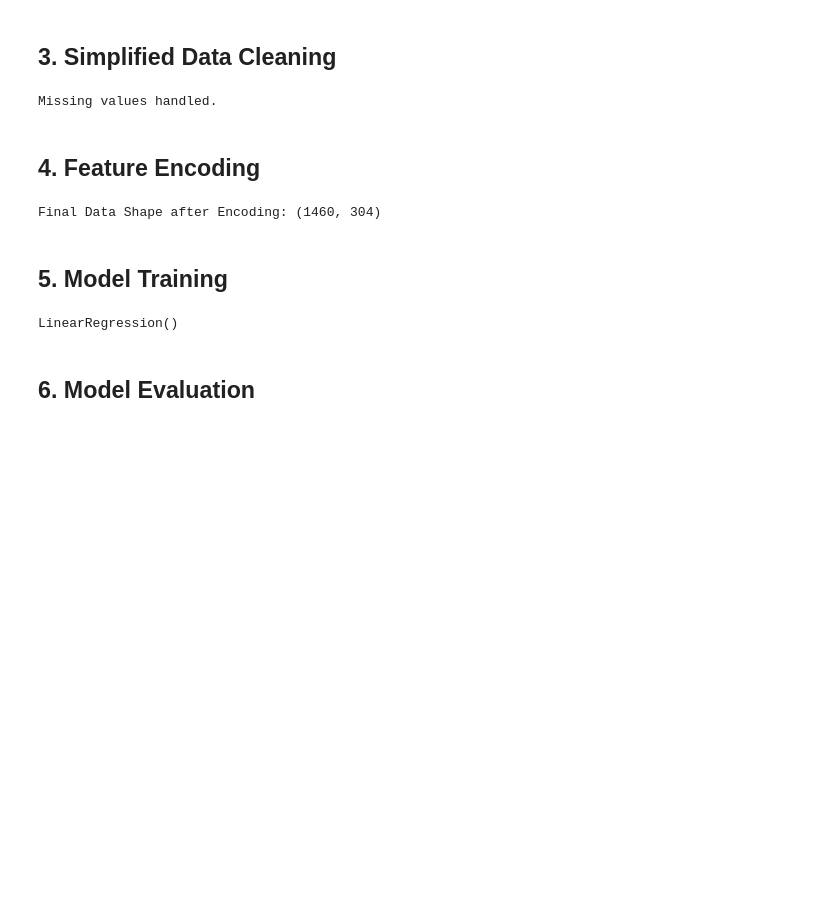
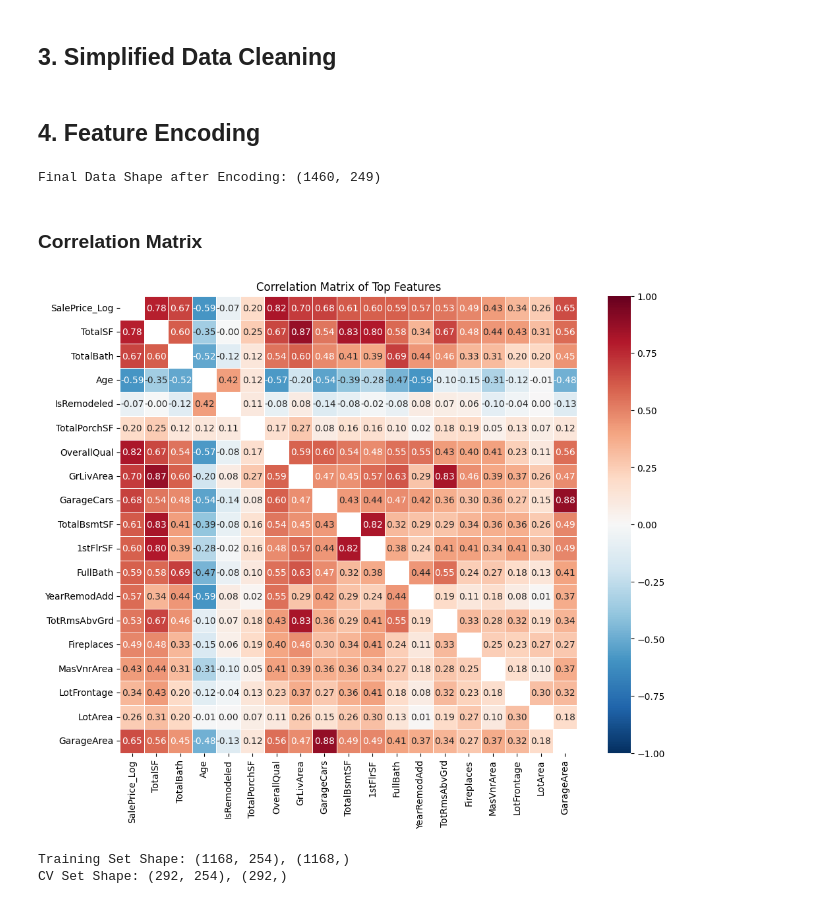
Before and after one commit to pxn-ai/House-Price-Prediction-Regression-, a Jupyter notebook: Predict_House_Prices.ipynb, the cells around one changed output. Saved outputs shown, nothing was run; the diff lists cells and outputs as text; code cells hidden in the pictures; blank space fills up the shorter version.

Commit message:
Changes to be committed: 	modified:   Predict_House_Prices.ipynb

```diff
--- a/Predict_House_Prices.ipynb
+++ b/Predict_House_Prices.ipynb
@@ -63,6 +69,12 @@ train_df.head()
 # %% [markdown]
 ## 3. Simplified Data Cleaning
 # %%
+# Drop columns with more than 80% missing values
+train_df = train_df.drop(columns=['Alley', 'PoolQC', 'Fence', 'MiscFeature'])
+
+# Drop rows where 'SalePrice' is missing
+train_df = train_df.dropna(subset=['SalePrice'])
+
 # Separate numerical and categorical columns
 num_cols = train_df.select_dtypes(include=['int64', 'float64']).columns
 cat_cols = train_df.select_dtypes(include=['object']).columns
@@ -72,33 +84,77 @@ train_df[num_cols] = train_df[num_cols].fillna(train_df[num_cols].median())
 
 # Fill missing categorical values with "None"
 train_df[cat_cols] = train_df[cat_cols].fillna('None')
-
-print("Missing values handled.")
-# %% [output]
-Missing values handled.
 # %% [markdown]
 ## 4. Feature Encoding
 # %%
+quality_map = {'Ex': 5, 'Gd': 4, 'TA': 3, 'Fa': 2, 'Po': 1, 'None': 0}
+
+# List of columns that use this specific scale
+ord_cols = ['ExterQual', 'ExterCond', 'BsmtQual', 'BsmtCond',
+            'HeatingQC', 'KitchenQual', 'FireplaceQu', 'GarageQual', 'GarageCond']
+
+for col in ord_cols:
+    train_df[col] = train_df[col].map(quality_map)
+
+# Convert 'CentralAir' to binary
+train_df['CentralAir'] = train_df['CentralAir'].map({'Y': 1, 'N': 0})
+
 # Create dummy variables for categorical data. Using One-Hot Encoding
 train_final = pd.get_dummies(train_df)
 
 print(f"Final Data Shape after Encoding: {train_final.shape}")
 # %% [output]
-Final Data Shape after Encoding: (1460, 304)
+Final Data Shape after Encoding: (1460, 249)
-# %% [markdown]
-## 5. Model Training
+# %%
+# New features
+train_final['TotalSF'] = train_final['TotalBsmtSF'] + train_final['1stFlrSF'] + train_final['2ndFlrSF']
+train_final['TotalBath'] = (train_final['FullBath'] + 0.5 * train_final['HalfBath'] + train_final['BsmtFullBath'] + 0.5 * train_final['BsmtHalfBath'])
+train_final['Age'] = train_final['YrSold'] - train_final['YearBuilt']
+train_final['IsRemodeled'] = (train_final['YearBuilt'] != train_final['YearRemodAdd']).astype(int)
+train_final['TotalPorchSF'] = (train_final['OpenPorchSF'] + train_final['EnclosedPorch'] + train_final['3SsnPorch'] + train_final['ScreenPorch'])
+
+# Log scale the target variable to reduce skewness
+train_final['SalePrice_Log'] = np.log1p(train_final['SalePrice'])
+# %% [markdown]
+### Correlation Matrix
+# %%
+import seaborn as sns
+import matplotlib.pyplot as plt
+
+# 1. Define the list of features to analyze
+corr_features = [
+    'SalePrice_Log', 'TotalSF', 'TotalBath', 'Age', 'IsRemodeled', 'TotalPorchSF',
+    'OverallQual', 'GrLivArea', 'GarageCars', 'TotalBsmtSF', '1stFlrSF',
+    'FullBath', 'YearRemodAdd', 'TotRmsAbvGrd', 'Fireplaces',
+    'MasVnrArea', 'LotFrontage', 'LotArea', 'GarageArea'
+]
+
+# 2. Calculate the correlation matrix
+corrmat = train_final[corr_features].corr()
+
+# 3. Create a mask for the diagonal (self-correlation)
+mask = np.eye(len(corrmat), dtype=bool)
+
+# 4. Plot the heatmap
+plt.figure(figsize=(12, 9))
+sns.heatmap(corrmat, annot=True, fmt='.2f', cmap='RdBu_r', square=True,
+            mask=mask, vmin=-1, vmax=1, center=0, linewidths=0.5)
+plt.title('Correlation Matrix of Top Features')
+plt.show()
+# %% [output]
+[figure, added]
 # %%
+
+
 # Define Features (X) and Target (y)
 X = train_final.drop('SalePrice', axis=1)
-y = train_final['SalePrice']
+y = np.log1p(train_final['SalePrice'])
 
 # Split: 80% train, 20% cv (cross-validation)
 X_train, X_cv, y_train, y_cv = train_test_split(X, y, test_size=0.2, random_state=42)
 
-# Train the model
-model = LinearRegression()
-model.fit(X_train, y_train)
+print(f"Training Set Shape: {X_train.shape}, {y_train.shape}")
+print(f"CV Set Shape: {X_cv.shape}, {y_cv.shape}")
 # %% [output]
-LinearRegression()
+Training Set Shape: (1168, 254), (1168,)
+CV Set Shape: (292, 254), (292,)
-# %% [markdown]
-## 6. Model Evaluation
```
Also changed, not shown: parts of 15 cells of this notebook.
